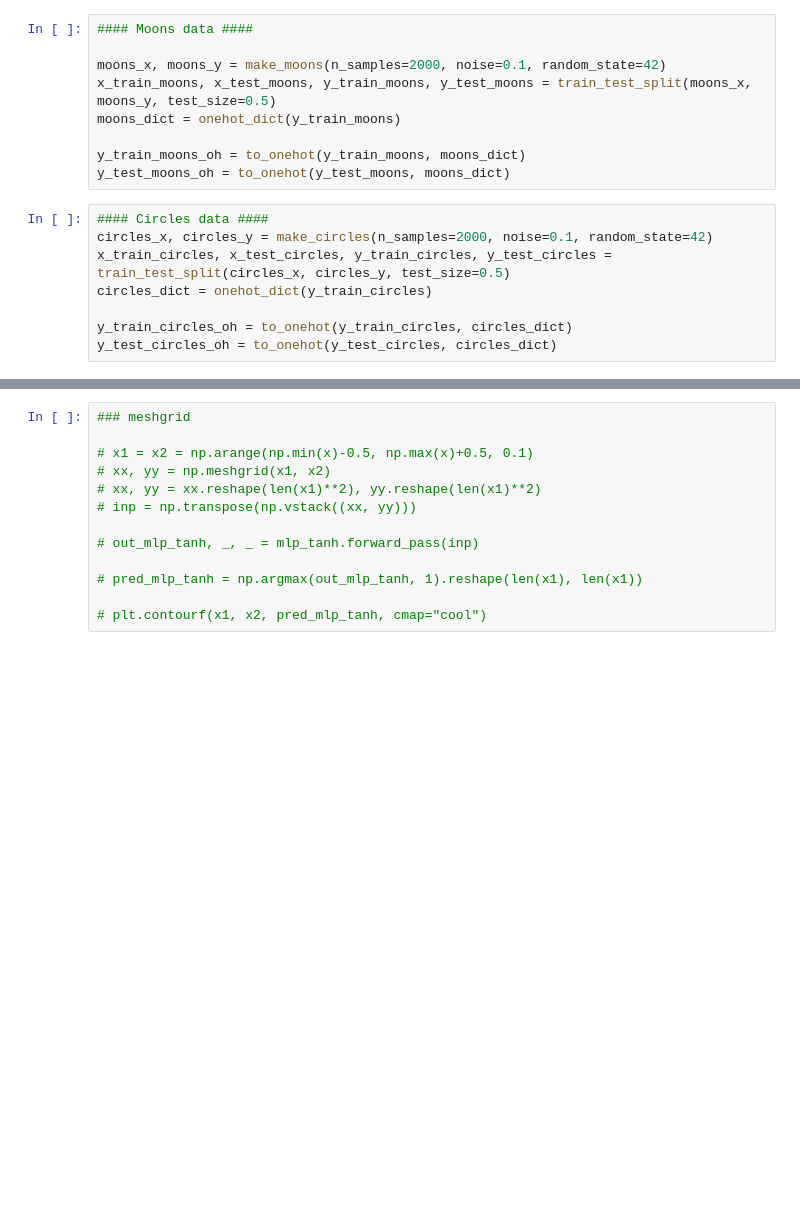
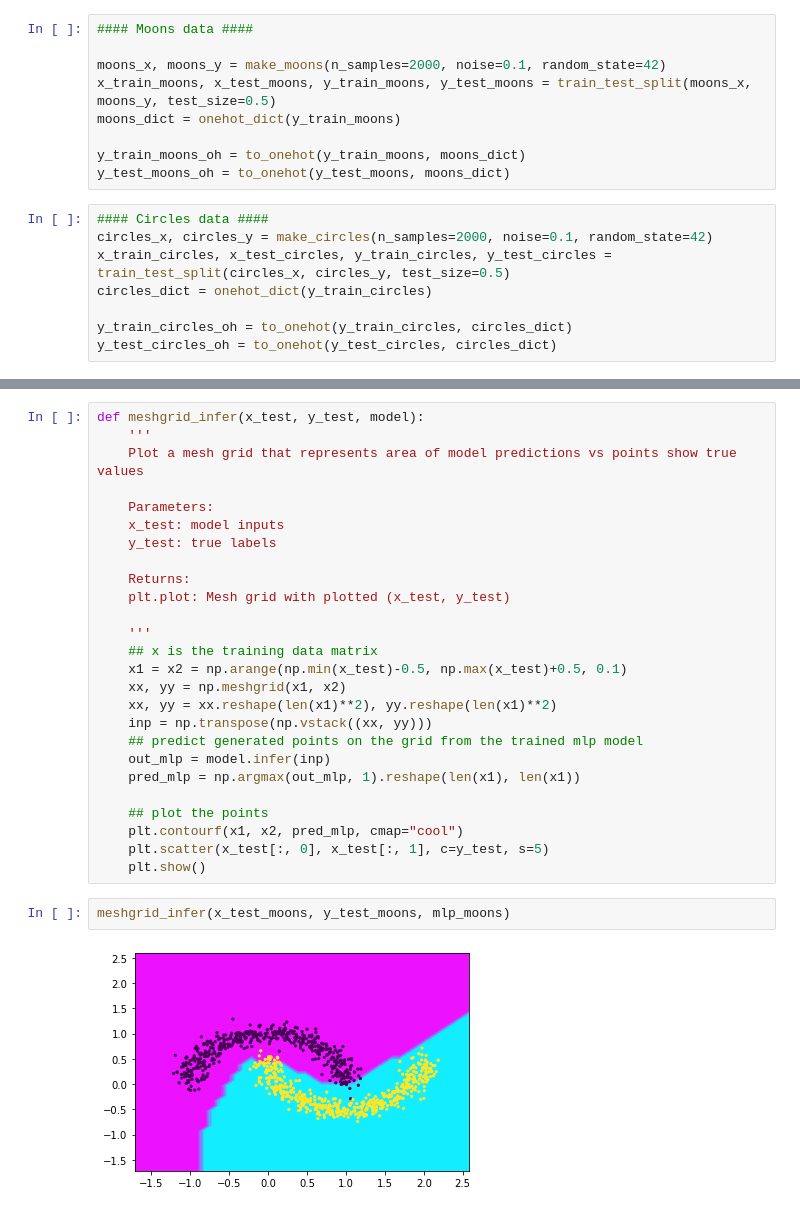
Before and after one commit to nik-shvetsov/nn_moons_circles, a Jupyter notebook: numpy_nn.ipynb, the cells around one changed output, grey strips where cells are left out. Drawn from its saved outputs; the diff is of its cells as text; blank space fills up the shorter version.

```diff
--- a/numpy_nn.ipynb
+++ b/numpy_nn.ipynb
@@ -257,13 +258,30 @@ clf.score(x_test_moons, y_test_moons)
 # %%
-### meshgrid
+def meshgrid_infer(x_test, y_test, model):
+    '''
+    Plot a mesh grid that represents area of model predictions vs points show true values
 
-# x1 = x2 = np.arange(np.min(x)-0.5, np.max(x)+0.5, 0.1)
-# xx, yy = np.meshgrid(x1, x2)
-# xx, yy = xx.reshape(len(x1)**2), yy.reshape(len(x1)**2)
-# inp = np.transpose(np.vstack((xx, yy)))
+    Parameters:
+    x_test: model inputs
+    y_test: true labels
 
-# out_mlp_tanh, _, _ = mlp_tanh.forward_pass(inp)
+    Returns:
+    plt.plot: Mesh grid with plotted (x_test, y_test)
 
-# pred_mlp_tanh = np.argmax(out_mlp_tanh, 1).reshape(len(x1), len(x1))
+    '''
+    ## x is the training data matrix
+    x1 = x2 = np.arange(np.min(x_test)-0.5, np.max(x_test)+0.5, 0.1)
+    xx, yy = np.meshgrid(x1, x2)
+    xx, yy = xx.reshape(len(x1)**2), yy.reshape(len(x1)**2)
+    inp = np.transpose(np.vstack((xx, yy)))
+    ## predict generated points on the grid from the trained mlp model
+    out_mlp = model.infer(inp)
+    pred_mlp = np.argmax(out_mlp, 1).reshape(len(x1), len(x1))
 
-# plt.contourf(x1, x2, pred_mlp_tanh, cmap="cool")
+    ## plot the points
+    plt.contourf(x1, x2, pred_mlp, cmap="cool")
+    plt.scatter(x_test[:, 0], x_test[:, 1], c=y_test, s=5)
+    plt.show()
+# %%
+meshgrid_infer(x_test_moons, y_test_moons, mlp_moons)
+# %% [output]
+[figure, added]
```
Also changed, not shown: parts of 11 cells of this notebook.
